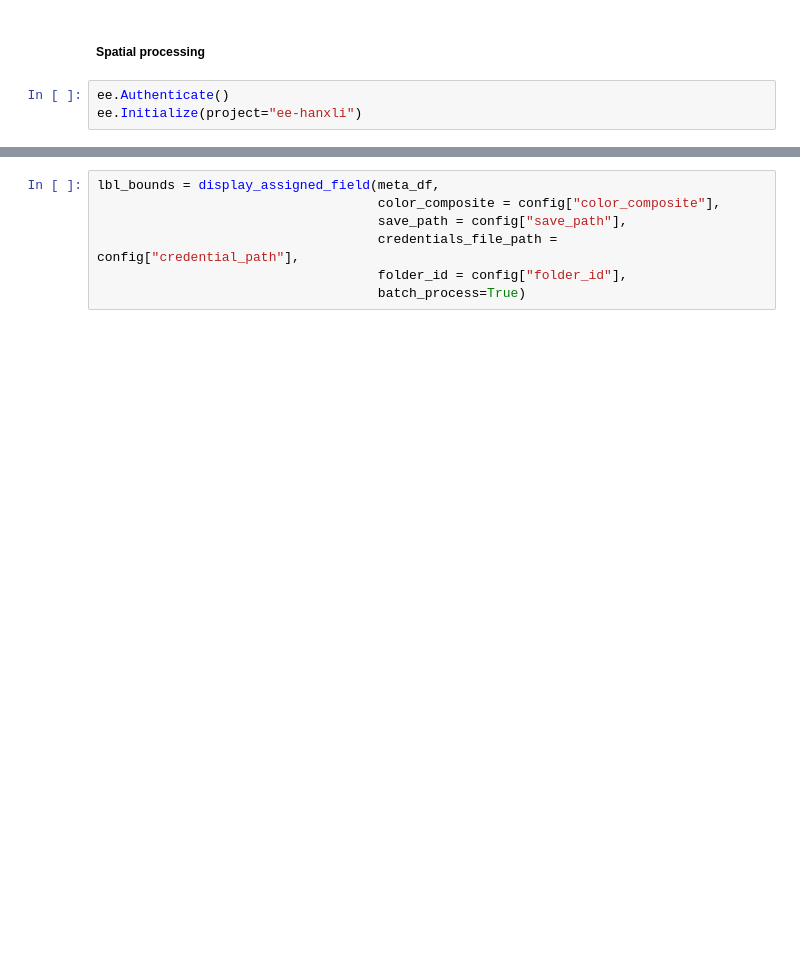
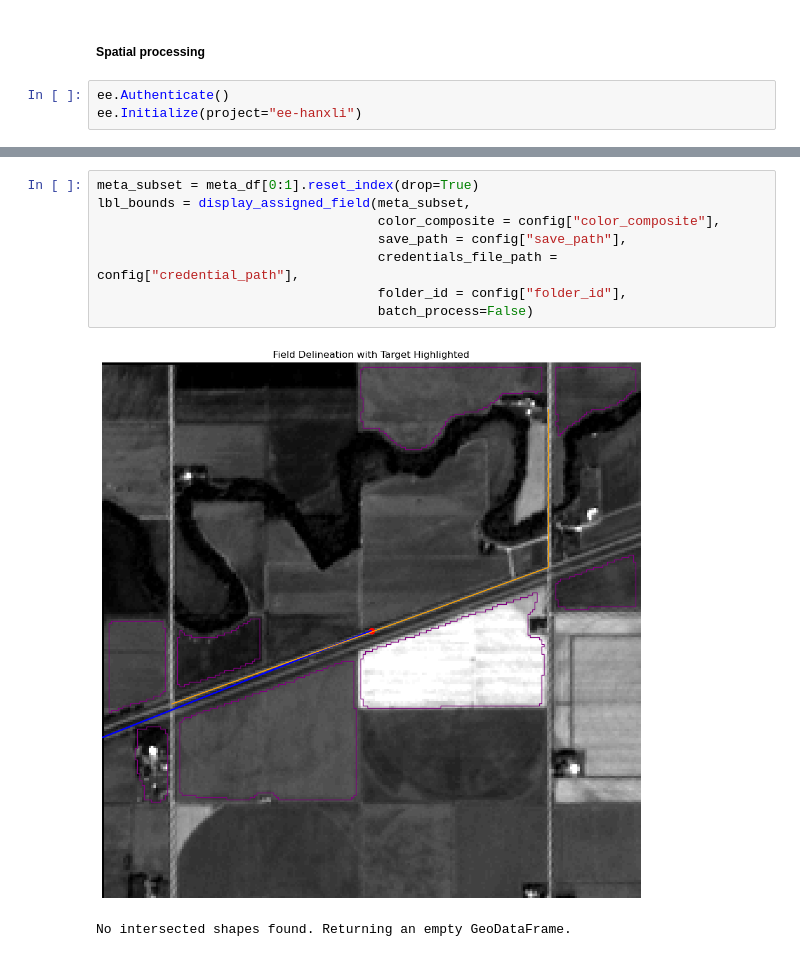
Before and after one commit to hanxLi/mapping_crop_field_with_geotagged_images, a Jupyter notebook: notebooks/workflow.ipynb, the cells around one changed output, grey strips where cells are left out. Drawn from its saved outputs; the diff is of its cells as text; blank space fills up the shorter version.

```diff
--- a/notebooks/workflow.ipynb
+++ b/notebooks/workflow.ipynb
@@ -55,7 +78,11 @@ generate_delineation(meta_df[0:1],
 # %%
-lbl_bounds = display_assigned_field(meta_df,
+meta_subset = meta_df[0:1].reset_index(drop=True)
+lbl_bounds = display_assigned_field(meta_subset,
                                     color_composite = config["color_composite"],
                                     save_path = config["save_path"],
                                     credentials_file_path = config["credential_path"],
                                     folder_id = config["folder_id"],
-                                    batch_process=True)
+                                    batch_process=False)
+# %% [output]
+[figure, added]
+No intersected shapes found. Returning an empty GeoDataFrame.
```
Also changed, not shown: parts of 6 cells of this notebook, 2 other files.
